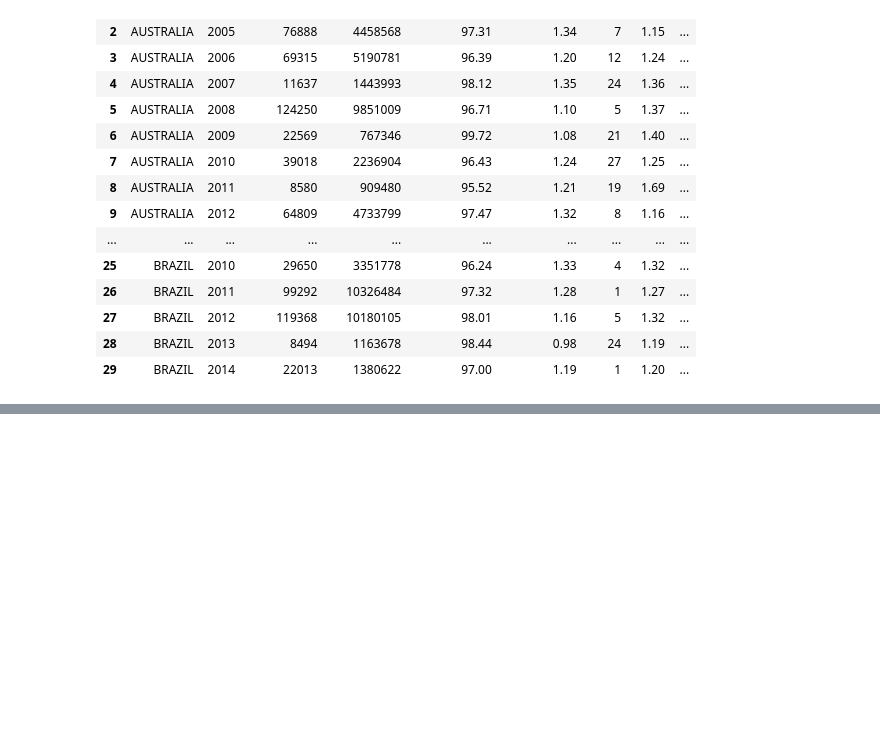
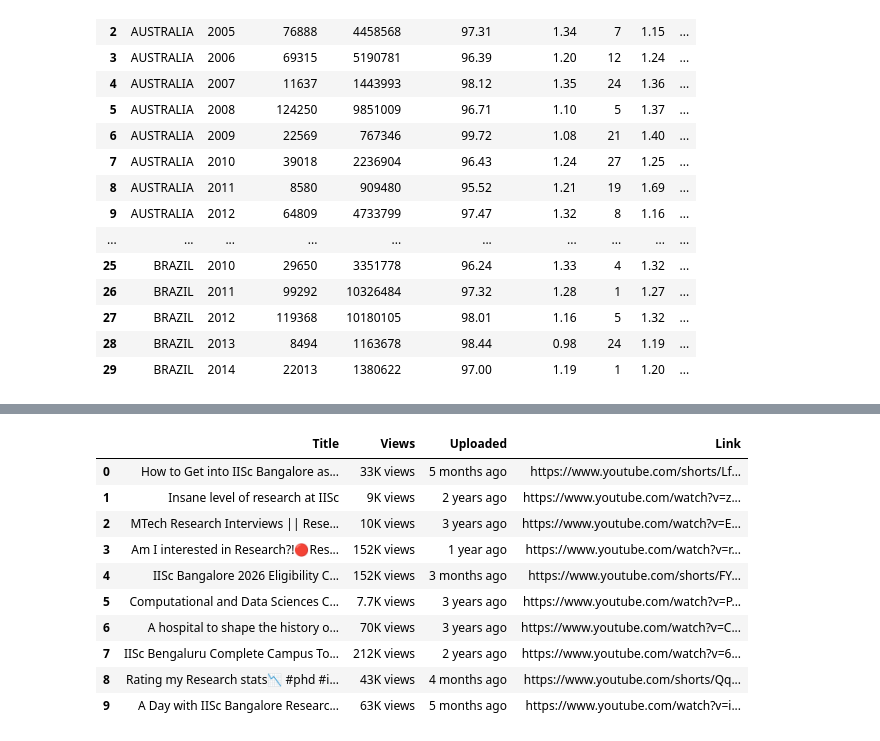
Before and after one commit to Omkar3101/iisc-eda-project, a Jupyter notebook: practice.ipynb, the cells around one changed output, grey strips where cells are left out. Cells and saved outputs as stored; diff of their text form; code cells hidden in the pictures; blank space fills up the shorter version.

```diff
--- a/practice.ipynb
+++ b/practice.ipynb
@@ -309,0 +383,83 @@ fig_dist.show()
+# %%
+import time
+import pandas as pd
+from selenium import webdriver
+from selenium.webdriver.common.by import By
+from selenium.webdriver.common.keys import Keys
+
+# 1. Browser Setup
+print("🚀 Browser start ho raha hai...")
+driver = webdriver.Chrome()
+driver.maximize_window()
+
+# 2. go to Youtube
+url = 'https://www.youtube.com/'
+driver.get(url)
+time.sleep(2) # put site on load
+
+# 3. Search it
+try:
+    search_box = driver.find_element(By.NAME, "search_query")
+    search_box.click()
+    search_box.send_keys("IISc Bangalore research")
+    time.sleep(1)
+    search_box.send_keys(Keys.RETURN)
+    print("✅ Search complete. Results load ho rahe hain...")
+except Exception as e:
+    print("❌ Search box nahi mila:", e)
+
+# 4. Wait for Results
+time.sleep(4)
+
+# --- MAIN EXTRACTION LOGIC ---
+
+video_data = [] # <-- store data here
+
+# youtube video is inside 'ytd-video-renderer' tag
+# we will find all videos blocks
+video_blocks = driver.find_elements(By.TAG_NAME, "ytd-video-renderer")
+
+print(f"🔍 Total {len(video_blocks)} videos mili. Ab data nikal rahe hain...\n")
+
+for video in video_blocks[:10]: # take only top 10 videos
+    try:
+        # 1. only take title and links
+        title_element = video.find_element(By.ID, "video-title")
+        title = title_element.text
+        link = title_element.get_attribute("href")
+
+        # 2. take metadata(view and time)
+        # metadata inside 'div' id="metadata-line" or inside 'span' in youtube
+        metadata = video.find_elements(By.CSS_SELECTOR, "#metadata-line span")
+
+        # first span is view and second span is time
+        if len(metadata) >= 2:
+            views = metadata[0].text
+            upload_time = metadata[1].text
+        else:
+            views = "N/A"
+            upload_time = "N/A"
+
+        # Add dictionary inside list
+        if title != "": # Skip empty title
+            video_data.append({
+                "Title": title,
+                "Views": views,
+                "Uploaded": upload_time,
+                "Link": link
+            })
+
+    except Exception as e:
+        print(f"⚠️ Ek video skip hui: {e}")
+        continue
+
+# Close the browser
+driver.quit()
+
+# --- PANDAS DATAFRAME CREATION ---
+print("\n📊 Converting to DataFrame...")
+df = pd.DataFrame(video_data)
+
+# Data Display karo
+display(df)
+# %% [output]
@@ -309,0 +472,11 @@ fig_dist.show()
+|  | Title | Views | Uploaded | Link |
+| 0 | How to Get into IISc Bangalore as... | 33K views | 5 months ago | https://www.youtube.com/shorts/Lf... |
+| 1 | Insane level of research at IISc | 9K views | 2 years ago | https://www.youtube.com/watch?v=z... |
+| 2 | MTech Research Interviews || Rese... | 10K views | 3 years ago | https://www.youtube.com/watch?v=E... |
+| 3 | Am I interested in Research?!🔴Res... | 152K views | 1 year ago | https://www.youtube.com/watch?v=r... |
+| 4 | IISc Bangalore 2026 Eligibility C... | 152K views | 3 months ago | https://www.youtube.com/shorts/FY... |
+| 5 | Computational and Data Sciences C... | 7.7K views | 3 years ago | https://www.youtube.com/watch?v=P... |
+| 6 | A hospital to shape the history o... | 70K views | 3 years ago | https://www.youtube.com/watch?v=C... |
+| 7 | IISc Bengaluru Complete Campus To... | 212K views | 2 years ago | https://www.youtube.com/watch?v=6... |
+| 8 | Rating my Research stats📉 #phd #i... | 43K views | 4 months ago | https://www.youtube.com/shorts/Qq... |
+| 9 | A Day with IISc Bangalore Researc... | 63K views | 5 months ago | https://www.youtube.com/watch?v=i... |
```
Also changed, not shown: parts of 7 cells of this notebook, 1 other file.
